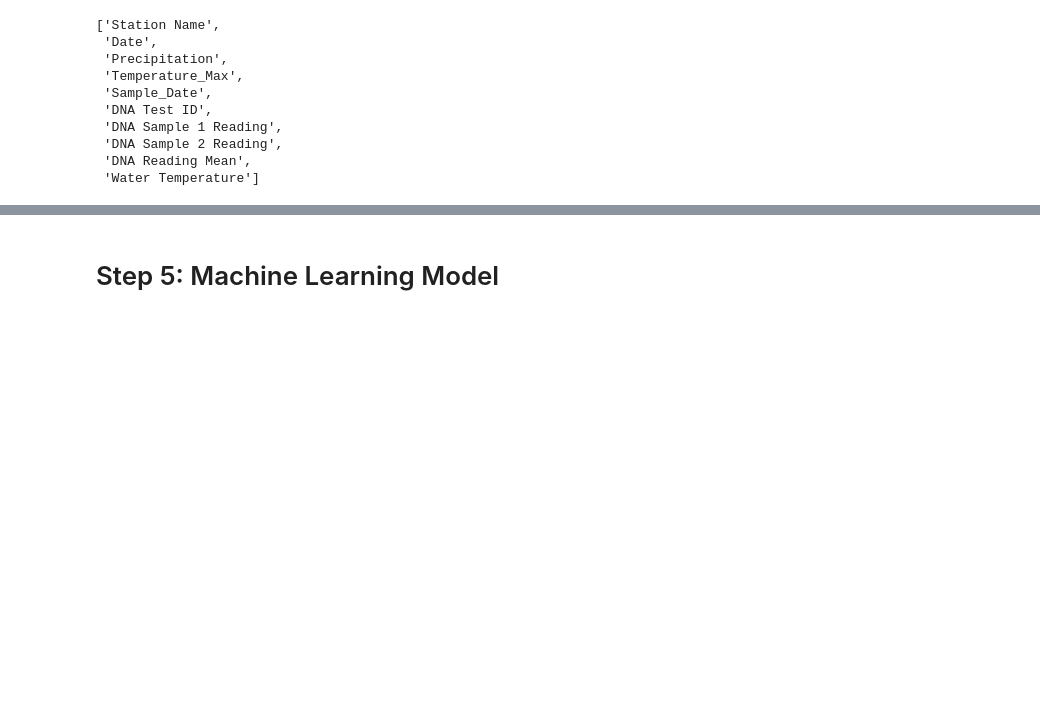
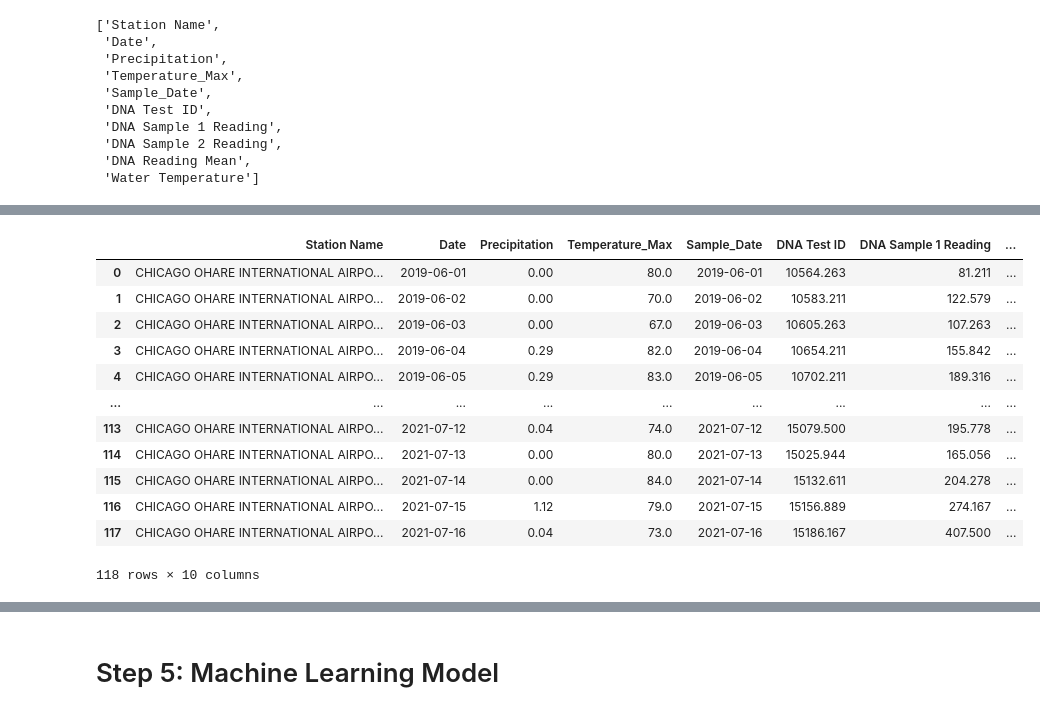
Before and after one commit to danielatuesta55/E_Coli_Chicago_Beaches, a Jupyter notebook: Jupyterlab_Notebooks/full_beach.ipynb, the cells around one changed output, grey strips where cells are left out. Saved outputs shown, nothing was run; the diff lists cells and outputs as text; code cells hidden in the pictures; blank space fills up the shorter version.

Commit message:
final merged df was created

```diff
--- a/Jupyterlab_Notebooks/full_beach.ipynb
+++ b/Jupyterlab_Notebooks/full_beach.ipynb
@@ -303,0 +340,30 @@ joined2
+# %%
+#Cleaning the merged df
+
+#Deleting the , inside the repo and changing them to spaces
+joined2['Station Name'] = joined2['Station Name'].str.replace(",","")
+joined2['Precipitation'] = pd.to_numeric(joined2["Precipitation"])
+joined2['Temperature_Max'] =  pd.to_numeric(joined2["Temperature_Max"])
+joined2['DNA Test ID'] = pd.to_numeric(joined2["DNA Test ID"])
+joined2['DNA Sample 1 Reading'] = pd.to_numeric(joined2["DNA Sample 1 Reading"])
+joined2['DNA Sample 2 Reading'] = pd.to_numeric(joined2["DNA Sample 2 Reading"])
+joined2['DNA Reading Mean'] =  pd.to_numeric(joined2["DNA Reading Mean"])
+joined2['Water Temperature'] = pd.to_numeric(joined2["Water Temperature"])
+
+joined2 = joined2.round(3)
+
+joined2
+# %% [output]
+|  | Station Name | Date | Precipitation | Temperature_Max | Sample_Date | DNA Test ID | DNA Sample 1 Reading | ... |
+| 0 | CHICAGO OHARE INTERNATIONAL AIRPO... | 2019-06-01 | 0.00 | 80.0 | 2019-06-01 | 10564.263 | 81.211 | ... |
+| 1 | CHICAGO OHARE INTERNATIONAL AIRPO... | 2019-06-02 | 0.00 | 70.0 | 2019-06-02 | 10583.211 | 122.579 | ... |
+| 2 | CHICAGO OHARE INTERNATIONAL AIRPO... | 2019-06-03 | 0.00 | 67.0 | 2019-06-03 | 10605.263 | 107.263 | ... |
+| 3 | CHICAGO OHARE INTERNATIONAL AIRPO... | 2019-06-04 | 0.29 | 82.0 | 2019-06-04 | 10654.211 | 155.842 | ... |
+| 4 | CHICAGO OHARE INTERNATIONAL AIRPO... | 2019-06-05 | 0.29 | 83.0 | 2019-06-05 | 10702.211 | 189.316 | ... |
+| ... | ... | ... | ... | ... | ... | ... | ... | ... |
+| 113 | CHICAGO OHARE INTERNATIONAL AIRPO... | 2021-07-12 | 0.04 | 74.0 | 2021-07-12 | 15079.500 | 195.778 | ... |
+| 114 | CHICAGO OHARE INTERNATIONAL AIRPO... | 2021-07-13 | 0.00 | 80.0 | 2021-07-13 | 15025.944 | 165.056 | ... |
+| 115 | CHICAGO OHARE INTERNATIONAL AIRPO... | 2021-07-14 | 0.00 | 84.0 | 2021-07-14 | 15132.611 | 204.278 | ... |
+| 116 | CHICAGO OHARE INTERNATIONAL AIRPO... | 2021-07-15 | 1.12 | 79.0 | 2021-07-15 | 15156.889 | 274.167 | ... |
+| 117 | CHICAGO OHARE INTERNATIONAL AIRPO... | 2021-07-16 | 0.04 | 73.0 | 2021-07-16 | 15186.167 | 407.500 | ... |
+118 rows × 10 columns
```
Also changed, not shown: parts of 19 cells of this notebook, 2 other files.
